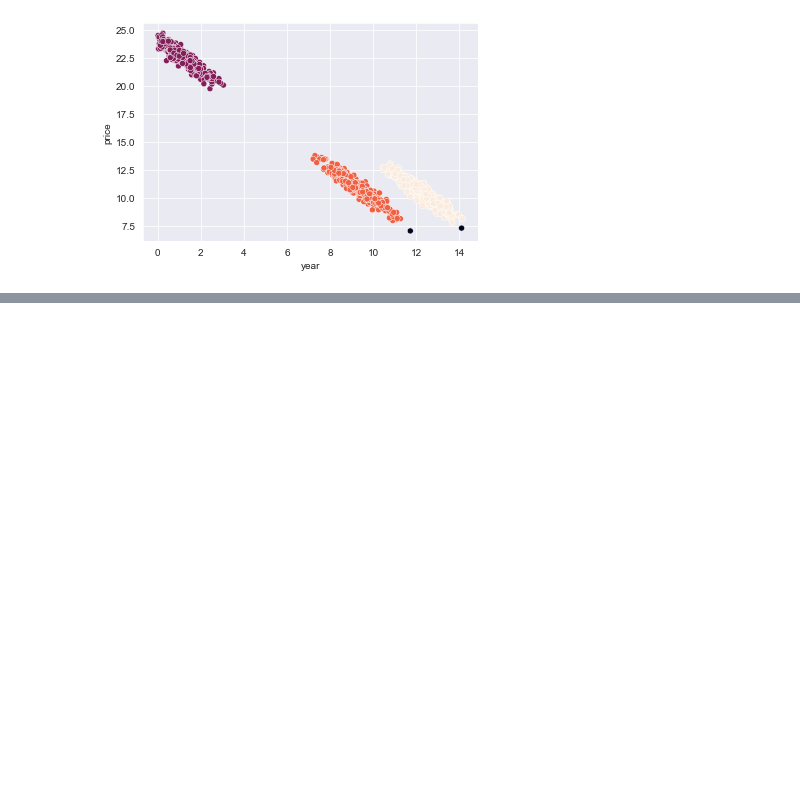
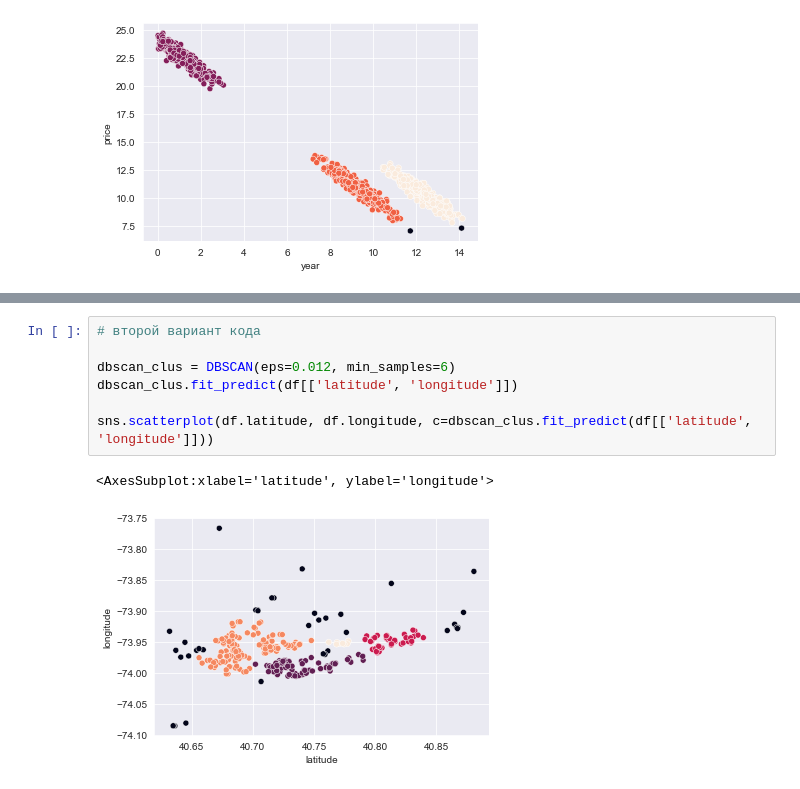
Before and after one commit to Alexx-Yu/python_classes, a Jupyter notebook: Module 33 - ML-4/Practice.ipynb, the cells around one changed output, grey strips where cells are left out. Drawn from its saved outputs; the diff is of its cells as text; blank space fills up the shorter version.

```diff
--- a/Module 33 - ML-4/Practice.ipynb
+++ b/Module 33 - ML-4/Practice.ipynb
@@ -191,0 +245,10 @@ sns.scatterplot(df.year, df.price, c=clustering.labels_)
+# %%
+# второй вариант кода
+
+dbscan_clus = DBSCAN(eps=0.012, min_samples=6)
+dbscan_clus.fit_predict(df[['latitude', 'longitude']])
+
+sns.scatterplot(df.latitude, df.longitude, c=dbscan_clus.fit_predict(df[['latitude', 'longitude']]))
+# %% [output]
+<AxesSubplot:xlabel='latitude', ylabel='longitude'>
+[figure, added]
```
Also changed, not shown: parts of 6 cells of this notebook, 4 other files.
